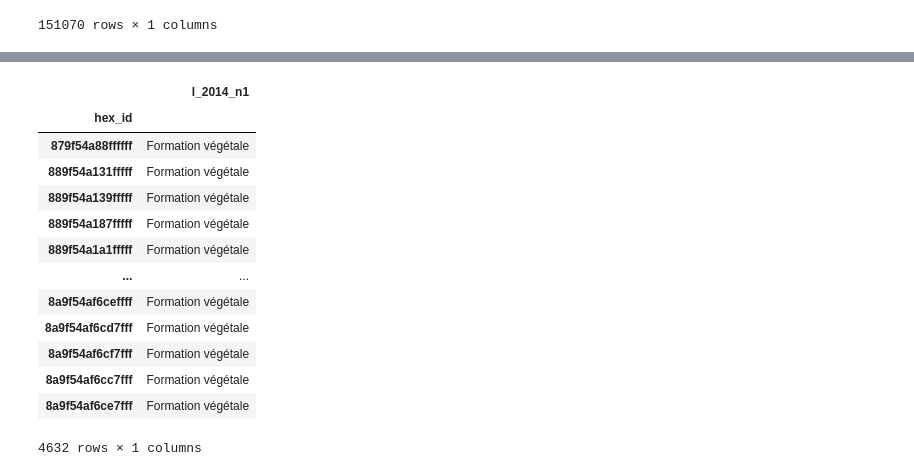
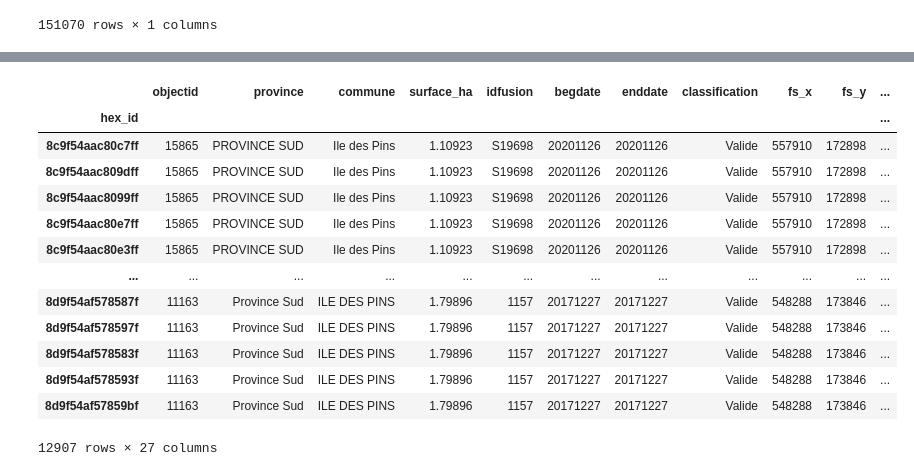
Before and after one commit to yougis/bilbo_H3, a Jupyter notebook: python/integrationDWH_08_07.ipynb, the cells around one changed output, grey strips where cells are left out. Cells and saved outputs as stored; diff of their text form; code cells hidden in the pictures.

Commit message:
Fonctions d'indexation opérationnelles

```diff
--- a/python/integrationDWH_08_07.ipynb
+++ b/python/integrationDWH_08_07.ipynb
@@ -104,15 +104,16 @@ def compact(gdf, tx_spatial, res_min, res_max):
     tx_spatial[res_max] = 0.5
 
     # Création d'un GeoDataFrame vide
-    output = pd.DataFrame(columns=gdf.drop(columns=[gdf.geometry.name]).columns.tolist()+['geometry'])
+    output = pd.DataFrame(columns=gdf.drop(columns=[gdf.geometry.name]).columns.tolist())
     output.index.names = ['hex_id']
 
-    len_buffer = np.sqrt(hex_area[res]*1000000)*0.5
-    gdf_init = gpd.GeoDataFrame({'geometry': gdf.unary_union.buffer(len_buffer)}, geometry='geometry', crs="EPSG:3163", index=[0])
-    gdf_invalid = h3fy(gdf_init,res)
+    len_buffer = np.sqrt(hex_area[res_min]*1000000)*0.5
+    gdf_init = gpd.GeoDataFrame({'geometry': gdf.unary_union.buffer(len_buffer)}, geometry='geometry', crs="EPSG:3163")
+    hex = h3fy(gdf_init,res_min)
 
     for index_obj, row_obj in gdf.iterrows():
         res = res_min
+        gdf_invalid = hex
 
         while(res <= res_max):
             valid_cells = [] # Cellules n'ayant pas besoin d'être divisées
@@ -127,7 +128,7 @@ def compact(gdf, tx_spatial, res_min, res_max):
             clip = to_children(gdf_invalid, res)
             for index_clip, row_clip in clip.iterrows():
                 hex_geom = row_clip.geometry
-                area = row_obj[gdf.geometry.name].intersection(hex_geom).area[0]
+                area = row_obj[gdf.geometry.name].intersection(hex_geom).area
 
                 if area/hex_geom.area >= tx:
                     valid_cells.append(index_clip)
@@ -135,7 +136,11 @@ def compact(gdf, tx_spatial, res_min, res_max):
                 else:
                     invalid_cells.append(index_clip)
                     invalid_geom.append(hex_geom)
-            valid_gdf = gpd.GeoDataFrame({'geometry': valid_geom}, geometry='geometry', crs="EPSG:3163", index=valid_cells)
+            data = {}
+            for key, value in row_obj.iteritems():
+                if key != gdf.geometry.name:
+                    data[key] = value
+            valid_gdf = pd.DataFrame(data, index=valid_cells)
             valid_gdf.index.name = "hex_id"
             gdf_invalid = clip.loc[invalid_cells]
 
@@ -263,8 +268,8 @@ param dtype: dictionnaire {nom_champ:type} permettant d'indique le type de certa
 
 """
 
-def updateTable(new_lines, table_name, engine, schema, methode='append', geom=True, dtype=None):
-    dict_types = {'geometry': Geometry('POLYGON', srid=3163)}
+def updateTable(new_lines, table_name, engine, schema, methode='append', geom=True, dtype=None, geometry_type='POLYGON'):
+    dict_types = {'geometry': Geometry(geometry_type, srid=3163)}
 
     if(methode=='replace'): # Suppression de la table de destination si elle existe déjà
         engine.execute(f'DROP TABLE IF EXISTS {schema}.{table_name} CASCADE')
@@ -345,10 +350,12 @@ def compact_dask(gdf, npartitions, tx_spatial, res_min, res_max):
 
     # Structure du DataFrame renvoyé en sortie
     # On ne conserve pas la colonne géométrie
-    df_meta = pd.DataFrame(columns=list(gdf.columns[:-1]))
+    df_meta = pd.DataFrame(columns=gdf.drop(columns=[gdf.geometry.name]).columns.tolist())
     df_meta.index.names = ['hex_id']
 
     data = ddg.from_geopandas(gdf,npartitions)
     gdf_map = data.map_partitions(func=compact, tx_spatial=tx_spatial, res_min=res_min, res_max=res_max, meta=df_meta)
     client.persist(gdf_map)
     return gdf_map.compute()
+# %%
+test = compact_dask(gdf=data_feux, npartitions=len(data_feux)-1, tx_spatial=compute_dict_tx(7), res_min=8, res_max=13)
@@ -1003,5 +1010,5 @@ geomView(table_name='faits_mos2014_test2', engine=engine, schema='bilbo')
 # %%
 %%time
 # Intégration de la table dans le DWH
-updateTable(faits_mos2014_7A12, 'faits_mos2014_test2', engine, 'bilbo', methode='replace', geom=False)
+updateTable(test, 'test', engine, 'bilbo', methode='replace', geom=False)
 # %% [output]
@@ -1009,14 +1016,14 @@ Wall time: 149 ms
-|  | l_2014_n1 |
-| hex_id |  |
-| 879f54a88ffffff | Formation végétale |
-| 889f54a131fffff | Formation végétale |
-| 889f54a139fffff | Formation végétale |
-| 889f54a187fffff | Formation végétale |
-| 889f54a1a1fffff | Formation végétale |
-| ... | ... |
-| 8a9f54af6ceffff | Formation végétale |
-| 8a9f54af6cd7fff | Formation végétale |
-| 8a9f54af6cf7fff | Formation végétale |
-| 8a9f54af6cc7fff | Formation végétale |
-| 8a9f54af6ce7fff | Formation végétale |
+|  | objectid | province | commune | surface_ha | idfusion | begdate | enddate | classification | fs_x | fs_y | ... |
+| hex_id |  |  |  |  |  |  |  |  |  |  | ... |
+| 8c9f54aac80c7ff | 15865 | PROVINCE SUD | Ile des Pins | 1.10923 | S19698 | 20201126 | 20201126 | Valide | 557910 | 172898 | ... |
+| 8c9f54aac809dff | 15865 | PROVINCE SUD | Ile des Pins | 1.10923 | S19698 | 20201126 | 20201126 | Valide | 557910 | 172898 | ... |
+| 8c9f54aac8099ff | 15865 | PROVINCE SUD | Ile des Pins | 1.10923 | S19698 | 20201126 | 20201126 | Valide | 557910 | 172898 | ... |
+| 8c9f54aac80e7ff | 15865 | PROVINCE SUD | Ile des Pins | 1.10923 | S19698 | 20201126 | 20201126 | Valide | 557910 | 172898 | ... |
+| 8c9f54aac80e3ff | 15865 | PROVINCE SUD | Ile des Pins | 1.10923 | S19698 | 20201126 | 20201126 | Valide | 557910 | 172898 | ... |
+| ... | ... | ... | ... | ... | ... | ... | ... | ... | ... | ... | ... |
+| 8d9f54af578587f | 11163 | Province Sud | ILE DES PINS | 1.79896 | 1157 | 20171227 | 20171227 | Valide | 548288 | 173846 | ... |
+| 8d9f54af578597f | 11163 | Province Sud | ILE DES PINS | 1.79896 | 1157 | 20171227 | 20171227 | Valide | 548288 | 173846 | ... |
+| 8d9f54af578583f | 11163 | Province Sud | ILE DES PINS | 1.79896 | 1157 | 20171227 | 20171227 | Valide | 548288 | 173846 | ... |
+| 8d9f54af578593f | 11163 | Province Sud | ILE DES PINS | 1.79896 | 1157 | 20171227 | 20171227 | Valide | 548288 | 173846 | ... |
+| 8d9f54af57859bf | 11163 | Province Sud | ILE DES PINS | 1.79896 | 1157 | 20171227 | 20171227 | Valide | 548288 | 173846 | ... |
-4632 rows × 1 columns
+12907 rows × 27 columns
```
Also changed, not shown: parts of 15 cells of this notebook, 10 other files.
